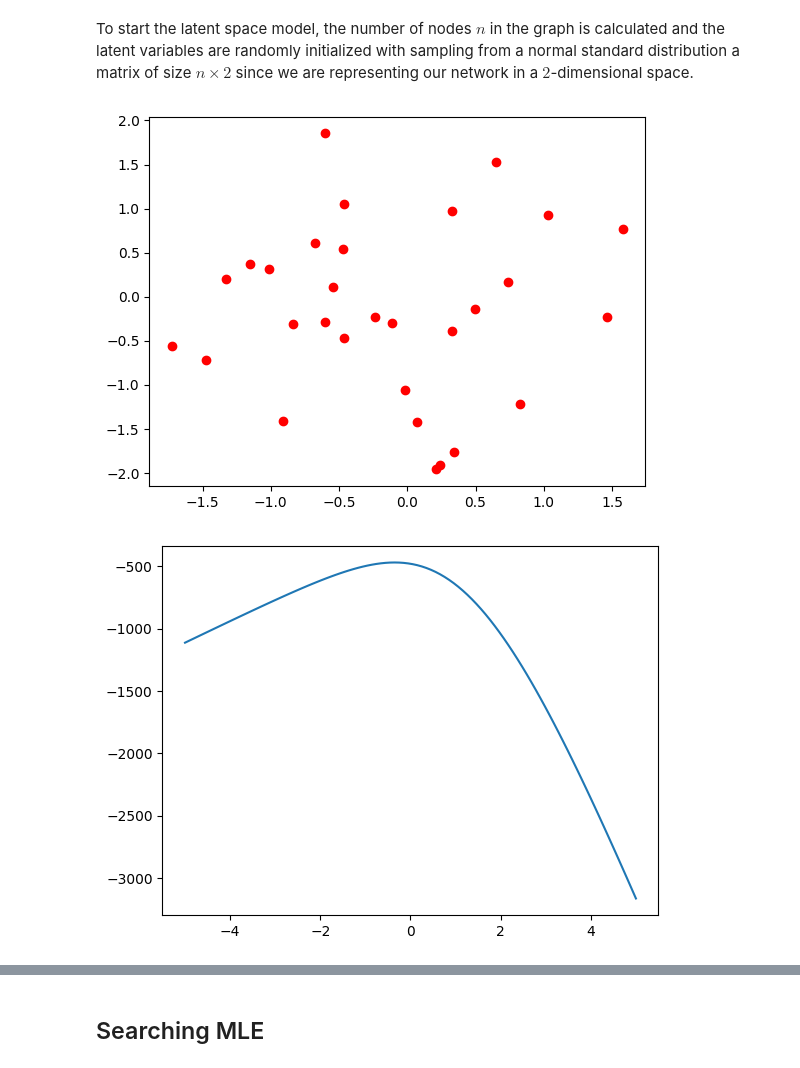
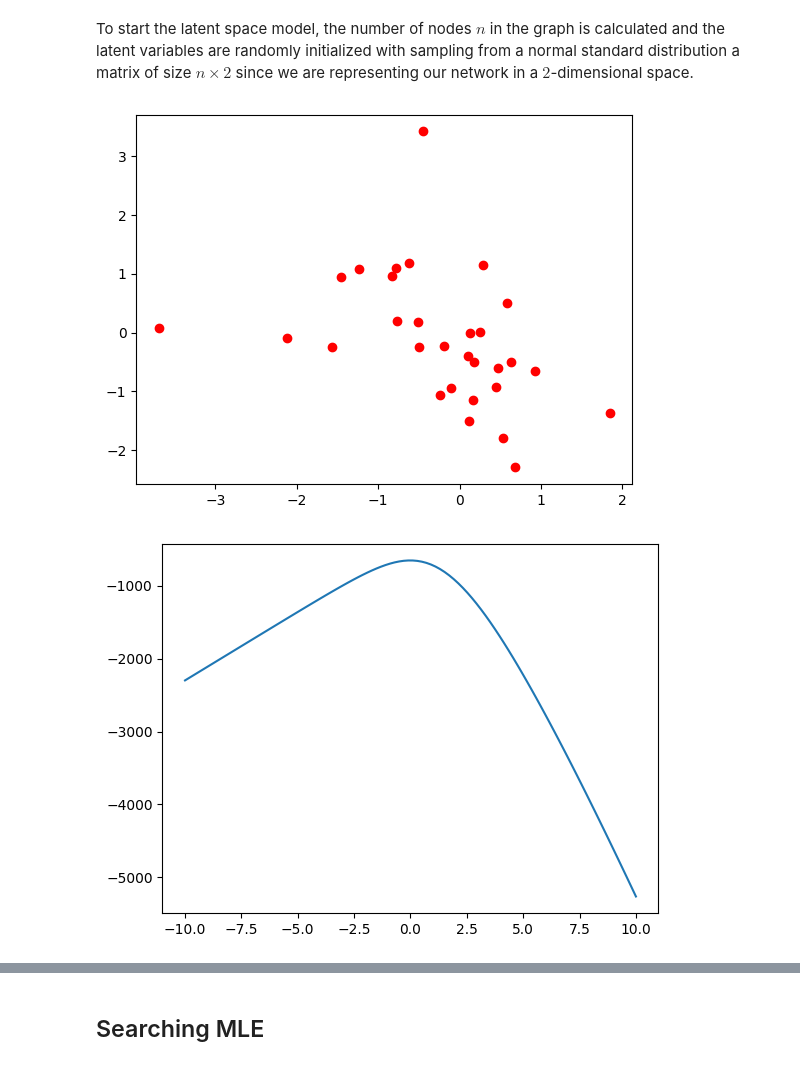
Before and after one commit to cnosa/LatentSpaces_Network_Manifold, a Jupyter notebook: ToyExample.ipynb, the cells around one changed output, grey strips where cells are left out. Drawn from its saved outputs; the diff is of its cells as text; code cells hidden in the pictures.

```diff
--- a/ToyExample.ipynb
+++ b/ToyExample.ipynb
@@ -63,8 +64,8 @@ def visualize_g(G):
     plt.title("Grafo de similitud entre imágenes")
     plt.show()
 
-G = build_g(images, umbral=np.percentile(X.reshape(-1), 25))
+G = build_g(images, umbral=np.percentile(X.reshape(-1), 30))
 Y = nx.to_numpy_array(G, dtype=int)
-X = (X - np.mean(X.reshape(-1)))/np.var(X.reshape(-1))**0.5
+X = (X - np.mean(X.reshape(-1)))/np.var(X.reshape(-1))**0.5 + np.random.randn(X.shape[0], X.shape[1])
 visualize_g(G)
 # %% [output]
@@ -106,7 +107,7 @@ Z = np.random.randn(n, 2)
 plt.plot(Z[:,0],Z[:,1], 'ro')
 plt.show()
 # %% [output]
-[figure, old version]
+[figure, new version]
 # %%
 def loglikelihood(Z,alpha,beta):
     total = 0.0
@@ -118,10 +119,10 @@ def loglikelihood(Z,alpha,beta):
                 total += eta * Y[i,j]  + np.log(expit(-eta))
     return total
 # %%
-plt.plot(np.linspace(-5,5,100),[loglikelihood(Z,t,t) for t in np.linspace(-5,5,100)])
+plt.plot(np.linspace(-10,10,100),[loglikelihood(Z,t,0.1) for t in np.linspace(-10,10,100)])
 plt.show()
 # %% [output]
-[figure, old version]
+[figure, new version]
 # %%
 def grad_loglikelihood(Z,alpha,beta):
     grad_Z = np.zeros_like(Z)
```
Also changed, not shown: parts of 24 cells of this notebook, 3 other files.
